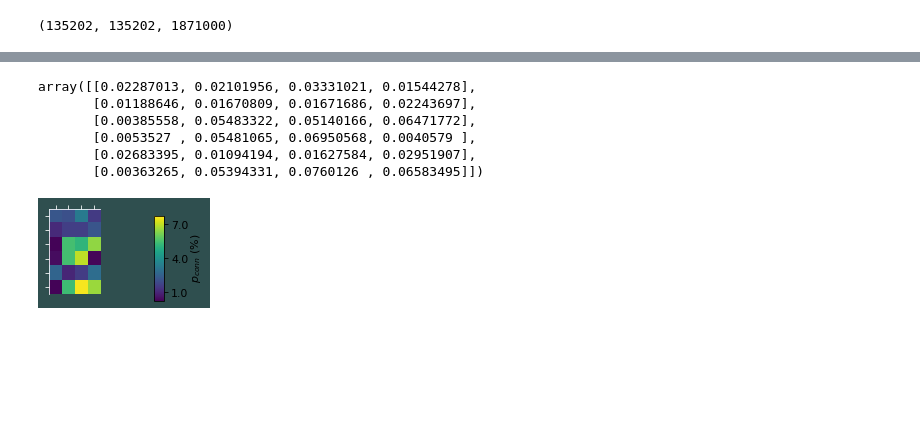
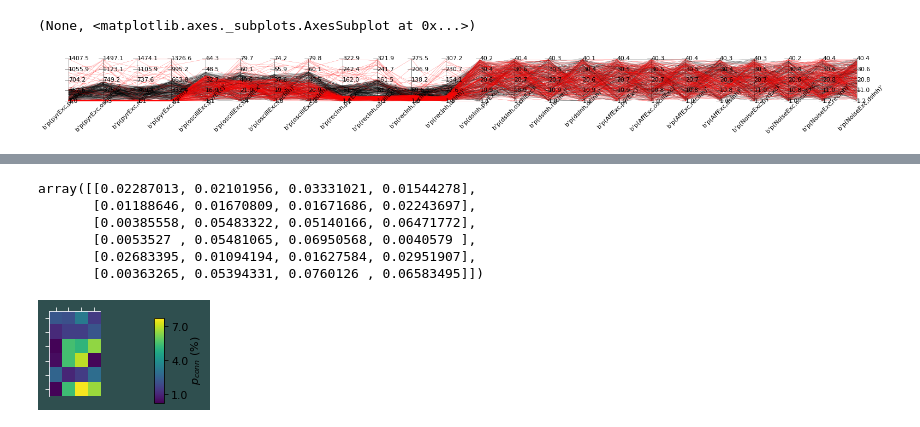
Before and after one commit to yzerlaut/spkNtwk-cortStatesWakefulness, a Jupyter notebook: notebook.ipynb, the cells around one changed output, grey strips where cells are left out. Saved outputs shown, nothing was run; the diff lists cells and outputs as text; code cells hidden in the pictures; blank space fills up the shorter version.

```diff
--- a/notebook.ipynb
+++ b/notebook.ipynb
@@ -56,4 +11,0 @@ def reshape_SynapseMatrix_into_ConnecMatrix(self, Matrix, Model, REC_POPS, AFF_P
-# %%
-len(search.result['configs']), len(search.result['residuals']), search.result['Ntot']
-# %% [output]
-(135202, 135202, 1871000)
@@ -65,0 +17,21 @@ Matrix = search.result['configs'][np.argmin(search.result['residuals'])]
+# %%
+
+fig, ax = ges.figure(figsize=(3.5,1), bottom=2.)
+
+labels = np.chararray(search.result['configs'][0].shape, itemsize=20)
+
+for i, spop in enumerate(REC_POPS+AFF_POPS):
+    for j, tpop in enumerate(REC_POPS):
+        labels[i, j] = 'p(%s,%s)' % (spop, tpop)
+
+
+N = 200
+Y = [search.sort_random_configs(n=N)[i].flatten() for i in range(N)]+\
+    [search.get_x_best_configs(N)[i].flatten() for i in range(N)]
+COLORS = ['k' for i in range(N)]+['r' for i in range(N)]
+ges.parallel_plot(Y=Y, COLORS=COLORS,
+                  ax=ax, color='r', SET_OF_LABELS=labels.flatten(), lw=0.2,
+                  label_annotation_args=dict(ha='center', va='center',size='small',rotation=45))
+# %% [output]
+(None, <matplotlib.axes._subplots.AxesSubplot at 0x...>)
+[figure, added]
```
Also changed, not shown: parts of 9 cells of this notebook, 2 other files.
